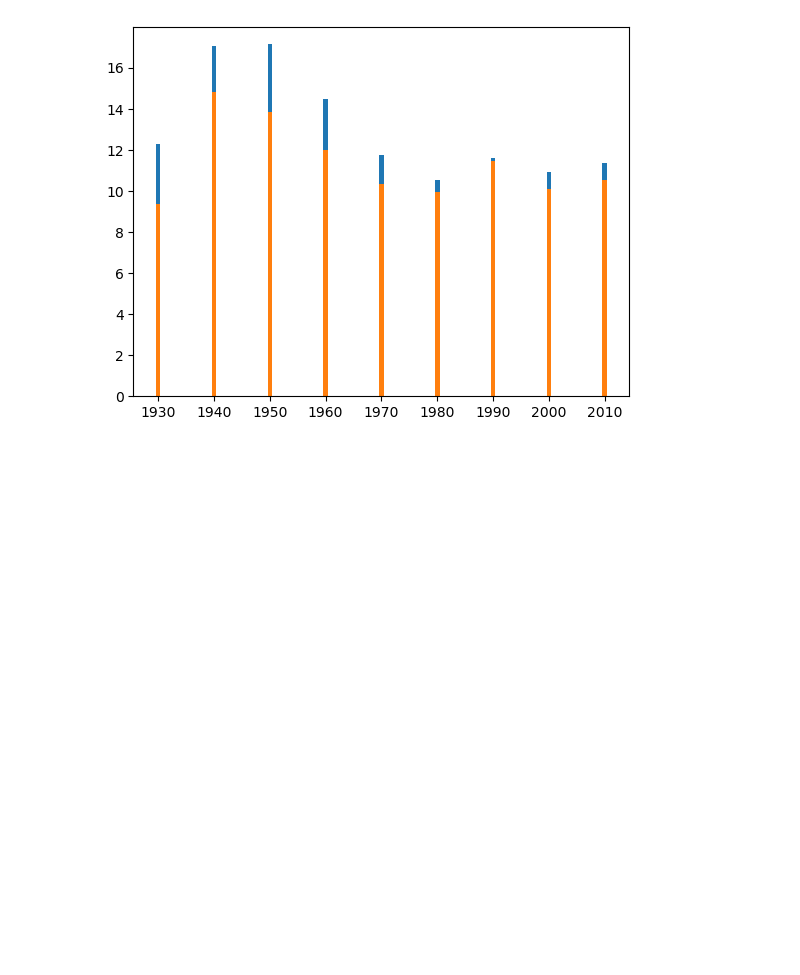
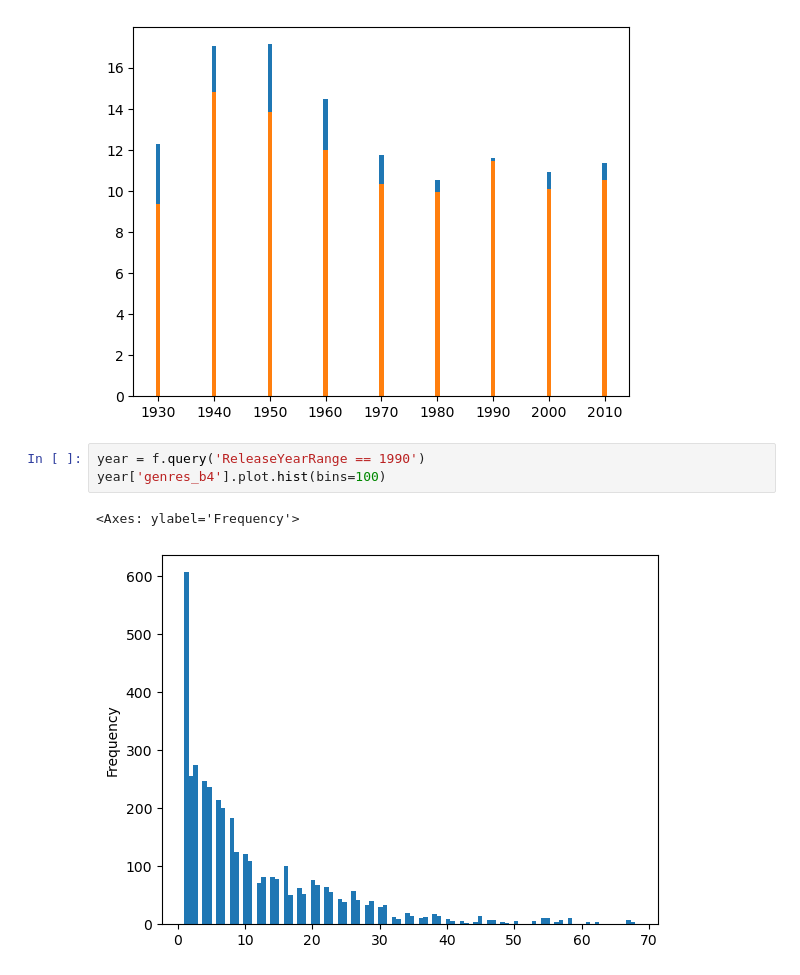
Before and after one commit to epfl-ada/ada-2023-project-dromadaire, a Jupyter notebook: ModeAnal.ipynb, the cells around one changed output. Cells and saved outputs as stored; diff of their text form; blank space fills up the shorter version.

```diff
--- a/ModeAnal.ipynb
+++ b/ModeAnal.ipynb
@@ -226,3 +229,9 @@ plt.bar(sorted(low['ReleaseYearRange'].unique()), low.groupby('ReleaseYearRange'
 # %% [output]
 <BarContainer object of 9 artists>
 [figure]
+# %%
+year = f.query('ReleaseYearRange == 1990')
+year['genres_b4'].plot.hist(bins=100)
+# %% [output]
+<Axes: ylabel='Frequency'>
+[figure, added]
```
Also changed, not shown: parts of 2 cells of this notebook.
